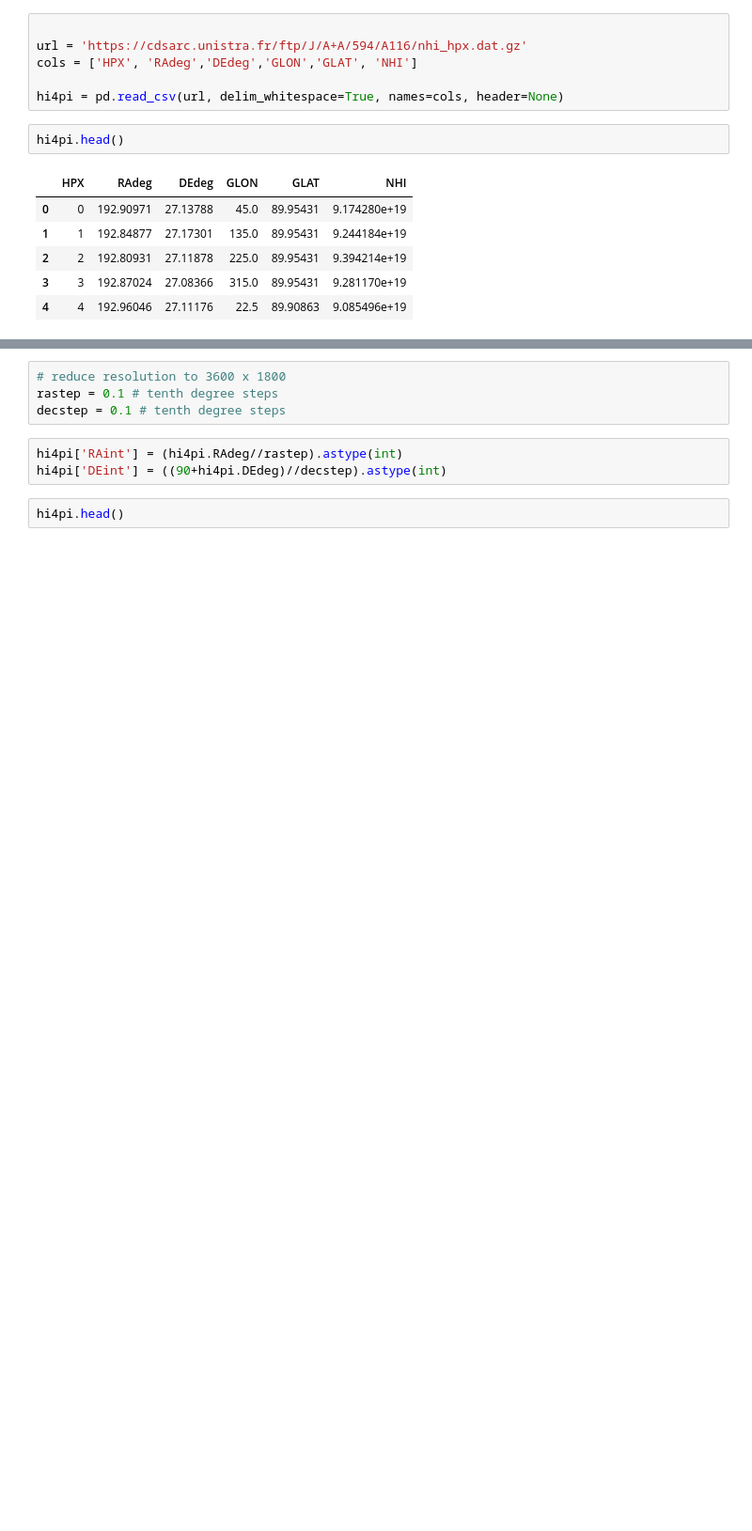
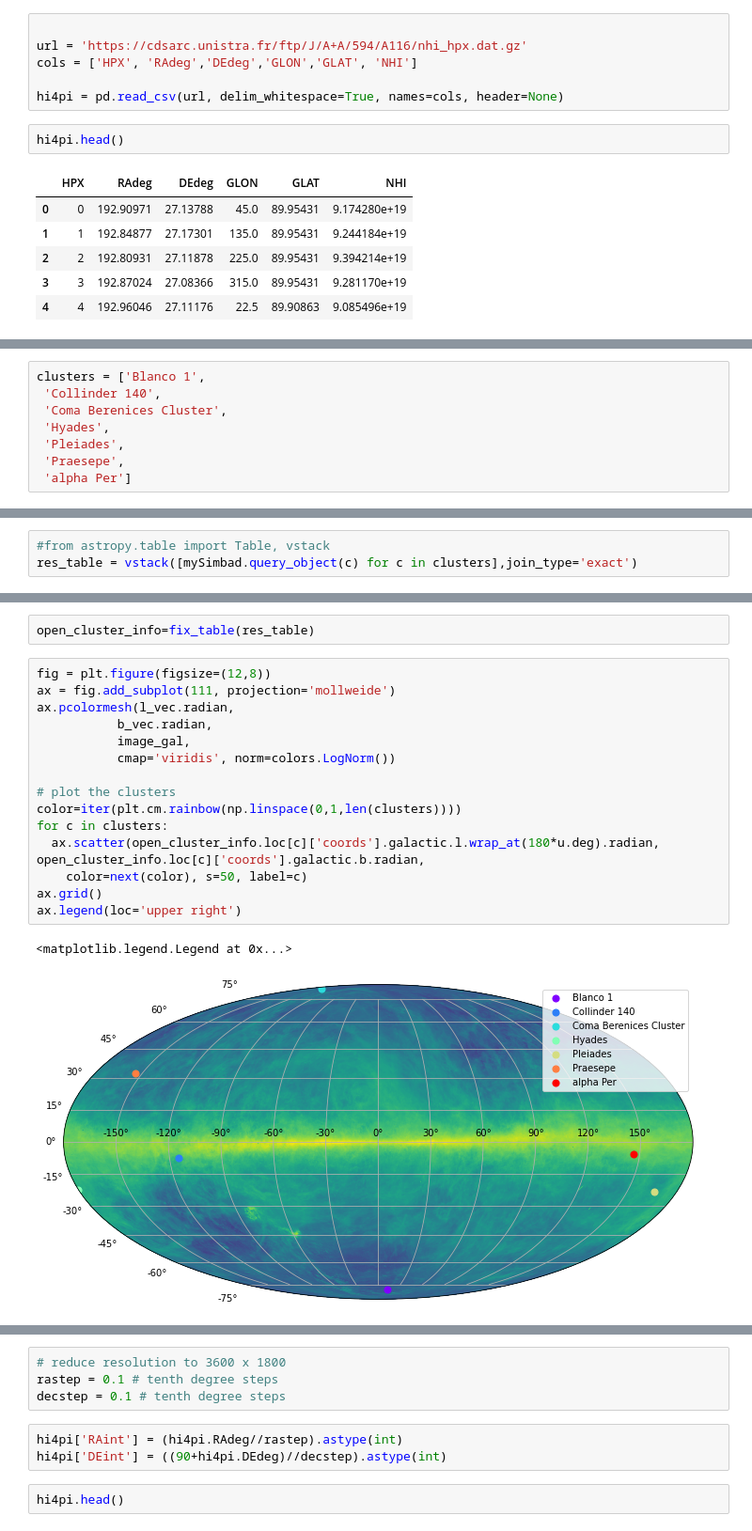
Before and after one commit to Dishwasha/cas-tau, a Jupyter notebook: AstropyTutorial.ipynb, the cells around one changed output, grey strips where cells are left out. Shown at 94% size. Saved outputs shown, nothing was run; the diff lists cells and outputs as text; blank space fills up the shorter version.

Commit message:
clusters

```diff
--- a/AstropyTutorial.ipynb
+++ b/AstropyTutorial.ipynb
@@ -76,0 +133,8 @@ len(hi4pi)
+# %%
+clusters = ['Blanco 1',
+ 'Collinder 140',
+ 'Coma Berenices Cluster',
+ 'Hyades',
+ 'Pleiades',
+ 'Praesepe',
+ 'alpha Per']
@@ -76,0 +150,3 @@ len(hi4pi)
+# %%
+#from astropy.table import Table, vstack
+res_table = vstack([mySimbad.query_object(c) for c in clusters],join_type='exact')
@@ -76,0 +195,20 @@ len(hi4pi)
+# %%
+open_cluster_info=fix_table(res_table)
+# %%
+fig = plt.figure(figsize=(12,8))
+ax = fig.add_subplot(111, projection='mollweide')
+ax.pcolormesh(l_vec.radian,
+           b_vec.radian,
+           image_gal,
+           cmap='viridis', norm=colors.LogNorm())
+
+# plot the clusters
+color=iter(plt.cm.rainbow(np.linspace(0,1,len(clusters))))
+for c in clusters:
+  ax.scatter(open_cluster_info.loc[c]['coords'].galactic.l.wrap_at(180*u.deg).radian, open_cluster_info.loc[c]['coords'].galactic.b.radian,
+    color=next(color), s=50, label=c)
+ax.grid()
+ax.legend(loc='upper right')
+# %% [output]
+<matplotlib.legend.Legend at 0x...>
+[figure, added]
```
Also changed, not shown: parts of 22 cells of this notebook.
